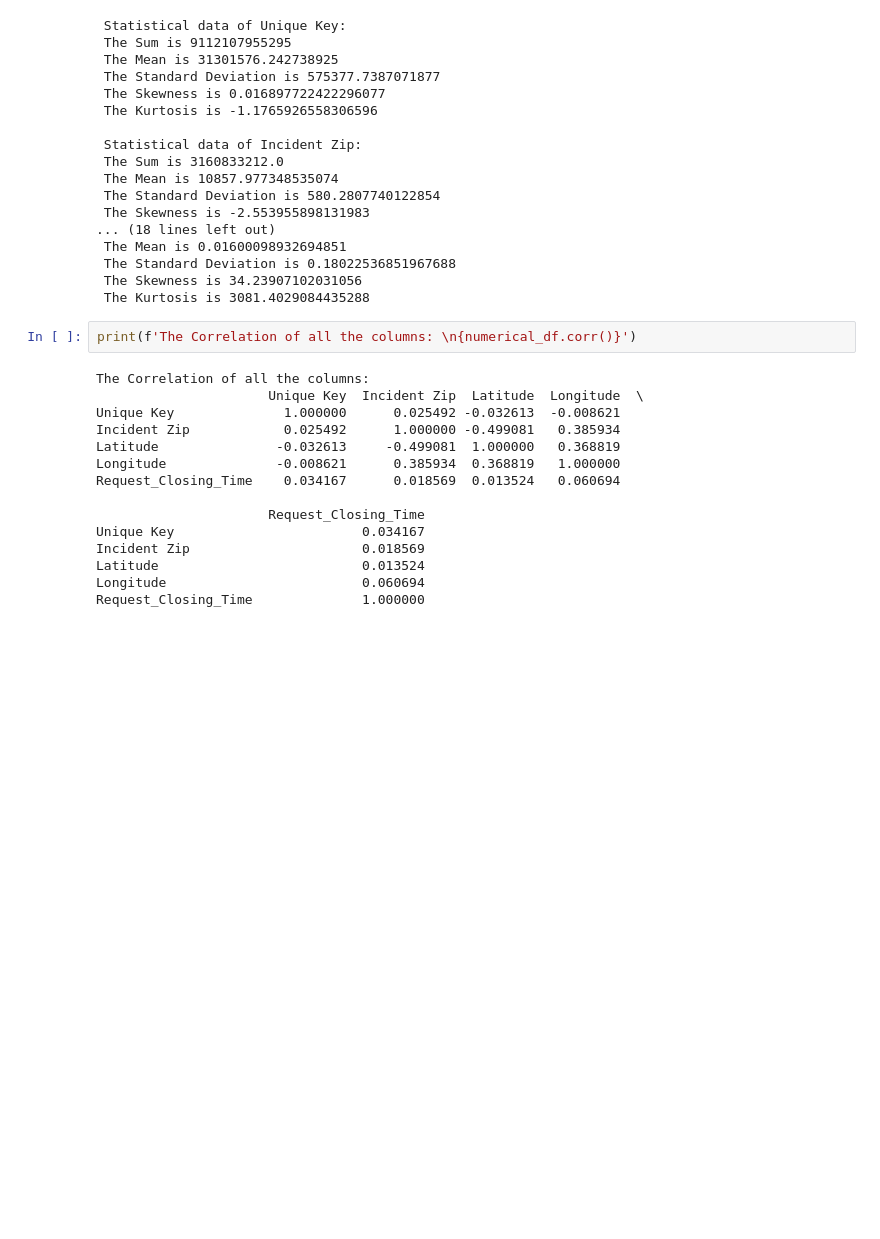
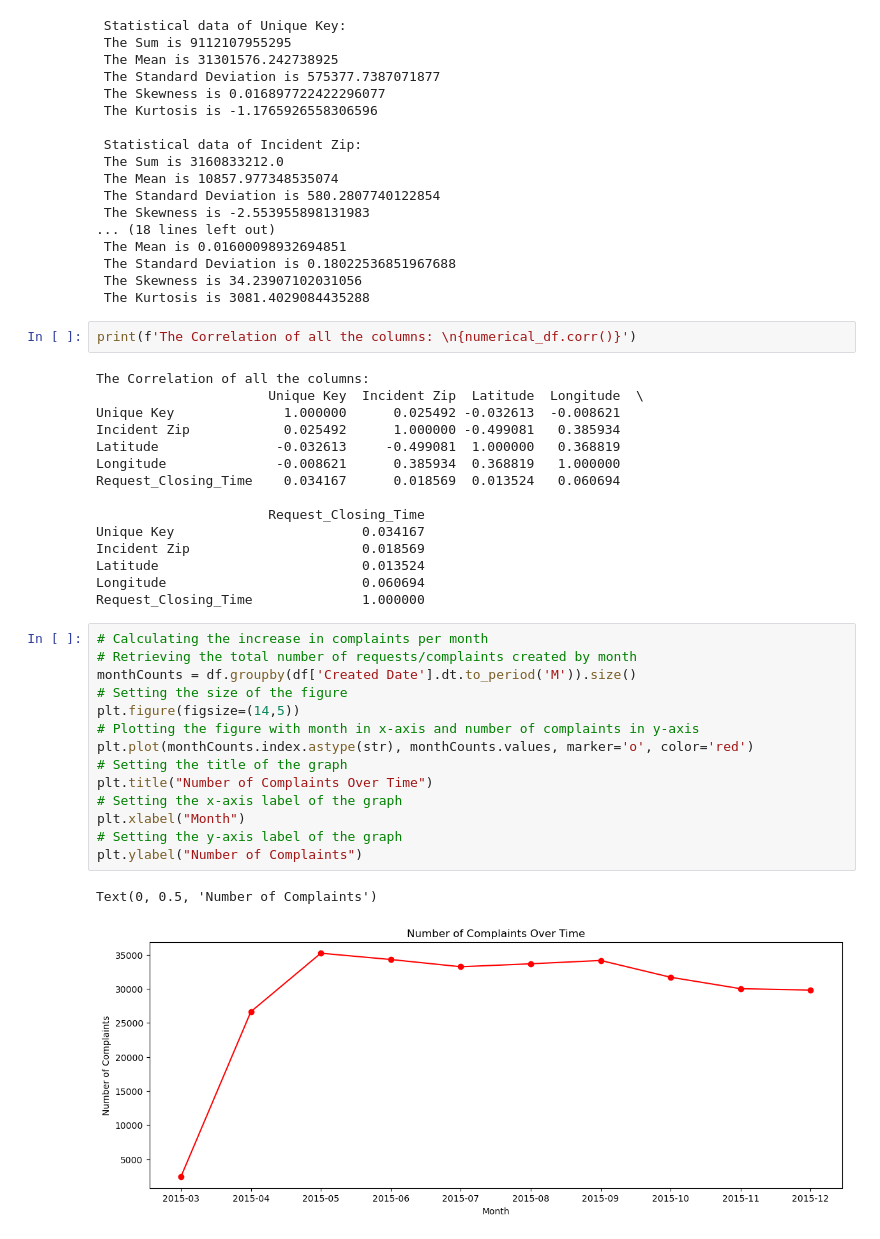
Before and after one commit to Rushavvv/DataScience, a Jupyter notebook: 23048581_RushavSthapit.ipynb, the cells around one changed output. Saved outputs shown, nothing was run; the diff lists cells and outputs as text; blank space fills up the shorter version.

```diff
--- a/23048581_RushavSthapit.ipynb
+++ b/23048581_RushavSthapit.ipynb
@@ -233,3 +223,20 @@ Incident Zip                      0.018569
 Latitude                          0.013524
 Longitude                         0.060694
 Request_Closing_Time              1.000000
+# %%
+# Calculating the increase in complaints per month
+# Retrieving the total number of requests/complaints created by month
+monthCounts = df.groupby(df['Created Date'].dt.to_period('M')).size()
+# Setting the size of the figure
+plt.figure(figsize=(14,5))
+# Plotting the figure with month in x-axis and number of complaints in y-axis
+plt.plot(monthCounts.index.astype(str), monthCounts.values, marker='o', color='red')
+# Setting the title of the graph
+plt.title("Number of Complaints Over Time")
+# Setting the x-axis label of the graph
+plt.xlabel("Month")
+# Setting the y-axis label of the graph
+plt.ylabel("Number of Complaints")
+# %% [output]
+Text(0, 0.5, 'Number of Complaints')
+[figure, added]
```
Also changed, not shown: parts of 11 cells of this notebook, 3 other files.
